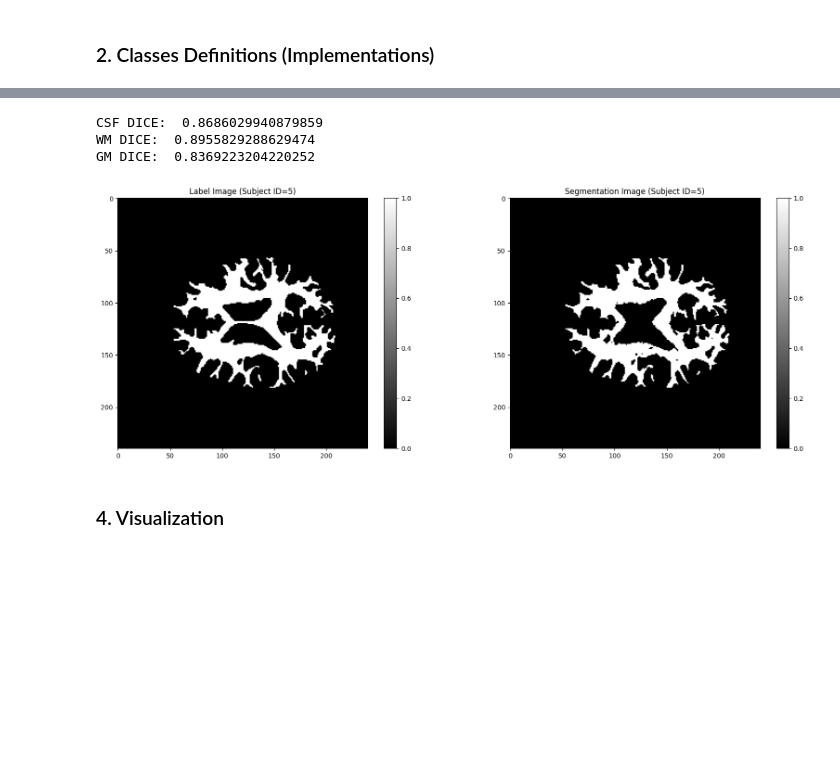
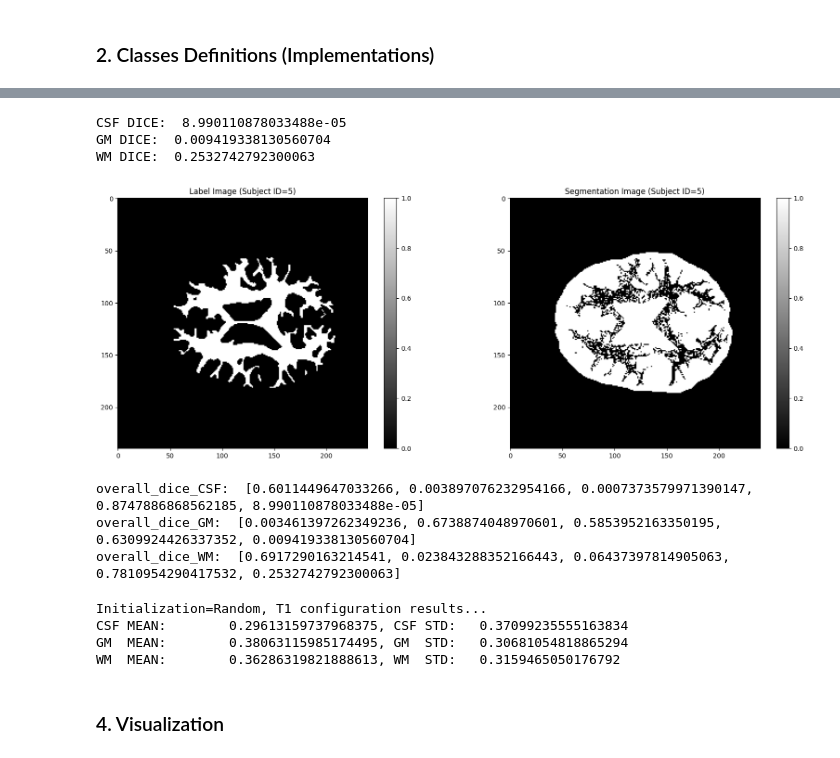
Before and after one commit to abdel-habib/medical-image-segmentation-and-applications, a Jupyter notebook: Lab 2/EM Algorithm Full Implementation.ipynb, the cells around one changed output, grey strips where cells are left out. Cells and saved outputs as stored; diff of their text form; code cells hidden in the pictures; blank space fills up the shorter version.

```diff
--- a/Lab 2/EM Algorithm Full Implementation.ipynb
+++ b/Lab 2/EM Algorithm Full Implementation.ipynb
@@ -534,10 +1172,10 @@ GM DICE:  0.7284349076628628
 # %%
-subject_id = 4
+subject_id = 1
 
 data_folder_path    = os.path.join(os.getcwd(), f'../Lab 1/P2_data/{subject_id}')
 
 labels_nifti, _ = NM.load_nifti(os.path.join(data_folder_path, 'LabelsForTesting.nii'))
-segmentation_result_1 = EM(subject_id, params_init_type='kmeans').fit(n_iterations=1)
+segmentation_result_1 = EM(subject_id, params_init_type='random', modality='single').fit(n_iterations=20)
 
 segmentation_result_1_CSF   = segmentation_result_1 == 1
 segmentation_result_1_GM    = segmentation_result_1 == 2
@@ -547,9 +1185,18 @@ labels_nifti_CSF            = labels_nifti == 1
 labels_nifti_GM             = labels_nifti == 2
 labels_nifti_WM             = labels_nifti == 3
 
-print("CSF DICE: ", EVAL.calc_dice_coefficient(labels_nifti_CSF, segmentation_result_1_CSF))
-print("WM DICE: ", EVAL.calc_dice_coefficient(labels_nifti_WM, segmentation_result_1_WM))
-print("GM DICE: ", EVAL.calc_dice_coefficient(labels_nifti_GM, segmentation_result_1_GM))
+csf_dice    = EVAL.calc_dice_coefficient(labels_nifti_CSF, segmentation_result_1_CSF)
+gm_dice     = EVAL.calc_dice_coefficient(labels_nifti_GM, segmentation_result_1_GM)
+wm_dice     = EVAL.calc_dice_coefficient(labels_nifti_WM, segmentation_result_1_WM)
+
+# appending to a global lists for later computation
+overall_dice_CSF.append(csf_dice)
+overall_dice_GM.append(gm_dice)
+overall_dice_WM.append(wm_dice)
+
+print("CSF DICE: ", csf_dice)
+print("GM DICE: ", gm_dice)
+print("WM DICE: ", wm_dice)
 
 NM.show_label_seg_nifti(labels_nifti_WM, segmentation_result_1_WM, subject_id)
 # %% [output]
@@ -570,19 +1343,28 @@ subject_id = 5
 data_folder_path    = os.path.join(os.getcwd(), f'../Lab 1/P2_data/{subject_id}')
 
 labels_nifti, _ = NM.load_nifti(os.path.join(data_folder_path, 'LabelsForTesting.nii'))
-segmentation_result_1 = EM(subject_id, params_init_type='kmeans').fit(n_iterations=20)
+segmentation_result_5 = EM(subject_id, params_init_type='random', modality='single').fit(n_iterations=20)
 
-segmentation_result_1_CSF   = segmentation_result_1 == 1
-segmentation_result_1_GM    = segmentation_result_1 == 2
-segmentation_result_1_WM    = segmentation_result_1 == 3
+segmentation_result_5_CSF   = segmentation_result_5 == 1
+segmentation_result_5_GM    = segmentation_result_5 == 2
+segmentation_result_5_WM    = segmentation_result_5 == 3
 
 labels_nifti_CSF            = labels_nifti == 1
 labels_nifti_GM             = labels_nifti == 2
 labels_nifti_WM             = labels_nifti == 3
 
-print("CSF DICE: ", EVAL.calc_dice_coefficient(labels_nifti_CSF, segmentation_result_1_CSF))
-print("WM DICE: ", EVAL.calc_dice_coefficient(labels_nifti_WM, segmentation_result_1_WM))
-print("GM DICE: ", EVAL.calc_dice_coefficient(labels_nifti_GM, segmentation_result_1_GM))
+csf_dice    = EVAL.calc_dice_coefficient(labels_nifti_CSF, segmentation_result_5_CSF)
+gm_dice     = EVAL.calc_dice_coefficient(labels_nifti_GM, segmentation_result_5_GM)
+wm_dice     = EVAL.calc_dice_coefficient(labels_nifti_WM, segmentation_result_5_WM)
 
-NM.show_label_seg_nifti(labels_nifti_WM, segmentation_result_1_WM, subject_id)
+# appending to a global lists for later computation
+overall_dice_CSF.append(csf_dice)
+overall_dice_GM.append(gm_dice)
+overall_dice_WM.append(wm_dice)
+
+print("CSF DICE: ", csf_dice)
+print("GM DICE: ", gm_dice)
+print("WM DICE: ", wm_dice)
+
+NM.show_label_seg_nifti(labels_nifti_WM, segmentation_result_5_WM, subject_id)
 # %% [output]
@@ -593,10 +1375,38 @@ NM.show_label_seg_nifti(labels_nifti_WM, segmentation_result_1_WM, subject_id)
  `correct_pred_labels` function modifies the labels based on prior knowledge for only the 5 subjects, and not standardised to all brain tissue segmentation
  mask labels. It is not mandatory to correct the prediction labels, as it is implemented for this specific task and it is performed on the segmented result of the algorithm.
 To hide this warning and not correct the labels, set `correct_labels` to False while fitting.
-CSF DICE:  0.8686029940879859
-WM DICE:  0.8955829288629474
-GM DICE:  0.8369223204220252
+CSF DICE:  8.990110878033488e-05
+GM DICE:  0.009419338130560704
+WM DICE:  0.2532742792300063
-[figure, old version]
+[figure, new version]
+# %%
+print("overall_dice_CSF: ", overall_dice_CSF)
+print("overall_dice_GM: ", overall_dice_GM )
+print("overall_dice_WM: ", overall_dice_WM )
+# %% [output]
+overall_dice_CSF:  [0.6011449647033266, 0.003897076232954166, 0.0007373579971390147, 0.8747886868562185, 8.990110878033488e-05]
+overall_dice_GM:  [0.003461397262349236, 0.6738874048970601, 0.5853952163350195, 0.6309924426337352, 0.009419338130560704]
+overall_dice_WM:  [0.6917290163214541, 0.023843288352166443, 0.06437397814905063, 0.7810954290417532, 0.2532742792300063]
+# %%
+mean_csf    = np.mean(overall_dice_CSF)
+mean_gm     = np.mean(overall_dice_GM)
+mean_wm     = np.mean(overall_dice_WM)
+
+std_csf     = np.std(overall_dice_CSF)
+std_gm     = np.std(overall_dice_GM)
+std_wm     = np.std(overall_dice_WM)
+
+print("Initialization=Random, T1 configuration results...")
+print(f"CSF MEAN:\t {mean_csf}, CSF STD:\t {std_csf}")
+print(f"GM  MEAN:\t {mean_gm}, GM  STD:\t {std_gm}")
+print(f"WM  MEAN:\t {mean_wm}, WM  STD:\t {std_wm}")
+
+# we need to repeat this for init=random T1+T2-FLAIR, init=random T1
+# %% [output]
+Initialization=Random, T1 configuration results...
+CSF MEAN:        0.29613159737968375, CSF STD:   0.37099235555163834
+GM  MEAN:        0.38063115985174495, GM  STD:   0.30681054818865294
+WM  MEAN:        0.36286319821888613, WM  STD:   0.3159465050176792
 # %% [markdown]
 ### 4. Visualization
 # %%
```
Also changed, not shown: parts of 39 cells of this notebook, 7 other files.
